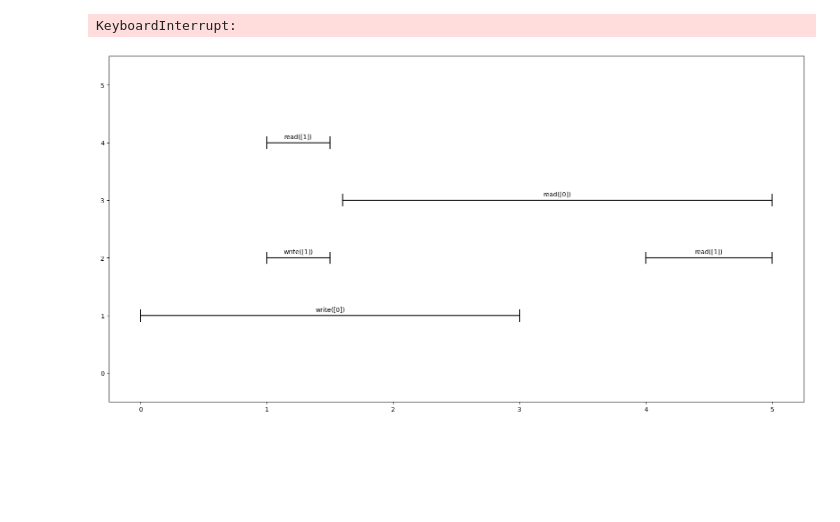
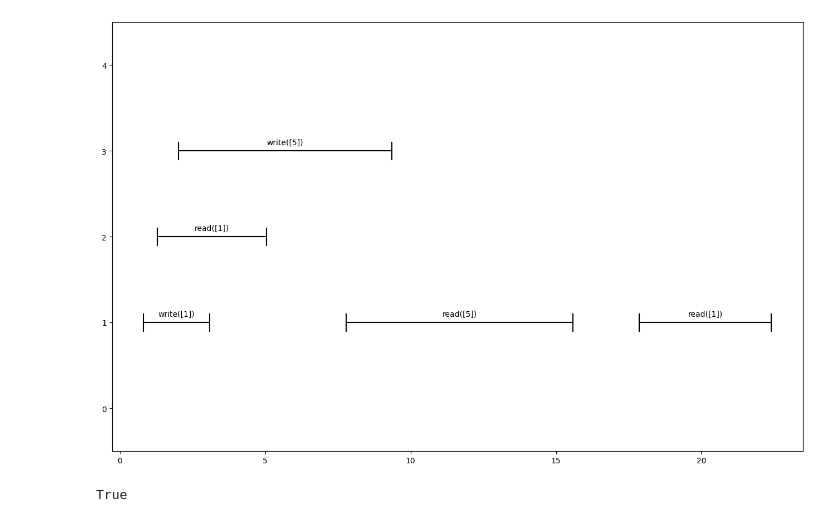
Before and after one commit to Pylyr/thesis-concurrency, a Jupyter notebook: linearization.ipynb, the cells around one changed output. Drawn from its saved outputs; the diff is of its cells as text; code cells hidden in the pictures; blank space fills up the shorter version.

```diff
--- a/linearization.ipynb
+++ b/linearization.ipynb
@@ -48,7 +50,7 @@ def sort_by_thread(spec: List[Call]):
 
 def visualize_history(spec : List[Call]):
     # make the graph big enough so that the labels don't overlap
-    fig, ax = plt.subplots(figsize=(20, 10))
+    fig, ax = plt.subplots(figsize=(16, 10))
     threads = sort_by_thread(spec)
 
     ax.set_yticks(range(max(threads.keys()) + 2))
@@ -363,25 +299,27 @@ def generate_random_spec(n : int, m : int, p : int, ops: List[Callable]):
             start = 0
         else:
             start = threads[thread][-1].end
-        # a random integer between 0 and 5
-        start += random.randint(0, 5)
-        end = start + random.randint(1, 10)
+        # a random integer between 0 and 5 + some small noise to avoid overlapping operations
+        start += random.randint(0, 5) + random.random()
+        end = start + random.randint(1, 10) + random.random()
         threads[thread].append(op(thread, random.randint(0, p), start, end))
     return [c for thread in threads.values() for c in thread]
 
+
+
 for i in range(5000):
-    spec = generate_random_spec(4, 8, 4, [CallWrite, CallRead])
-    if linearize_generic(spec, StateIO()):
-        try:
-            assert linearize_io(spec), f"Failed on {spec}"
-        except AssertionError as e:
-            if "more than one write" not in str(e):
-                raise e
+    if i < len(testio):
+        spec = testio[i]
+    else:
+        spec = generate_random_spec(3, 7, 5, [CallWrite, CallRead])
+
+    try:
+        if linearize_generic(spec, StateIO()):
+            assert linearize_io(spec), f"Test {i}: failed on {spec}"
+        else:
+            assert not linearize_io(spec), f"Test {i}: failed on {spec}"
+    except AssertionError as e:
+       if not ("more than one write" in str(e) or \
+               "no reads" in str(e) or \
+                "HACK" in str(e)):
+            raise e
-# %% [output]
-KeyboardInterrupt:
-# %%
-i = 4
-# print(linearize_io(testio[i]))
-visualize_history(testio[i])
-# %% [output]
-[figure, removed]
@@ -387,0 +339,23 @@ visualize_history(testio[i])
+# %%
+# testfailed = testio[11]
+# [Call(1, write, [1], 0.8110039741682217, 3.0991766745613094), Call(1, read, [5], 7.7912794322245205, 15.582854156318602), Call(1, read, [1], 17.871960905346324, 22.409625561941137), Call(2, read, [1], 1.2971795543288045, 5.039186470922843), Call(3, write, [5], 2.0095201496242323, 9.34758540075992)]
+testfailed = [
+    CallWrite(1, 1, 0.8110039741682217, 3.0991766745613094),
+    CallRead(1, 5, 7.7912794322245205, 15.582854156318602),
+    CallRead(1, 1, 17.871960905346324, 22.409625561941137),
+    CallRead(2, 1, 1.2971795543288045, 5.039186470922843),
+    CallWrite(3, 5, 2.0095201496242323, 9.34758540075992)
+]
+
+sol = linearize_generic(testfailed, StateIO())
+if sol:
+    visualize_history(sol[0])
+else:
+    visualize_history(testfailed)
+# print(linearize_io(testfailed))
+# %% [output]
+[figure, added]
+# %%
+linearize_io(testfailed)
+# %% [output]
+True
```
Also changed, not shown: parts of 7 cells of this notebook, 1 other file.
